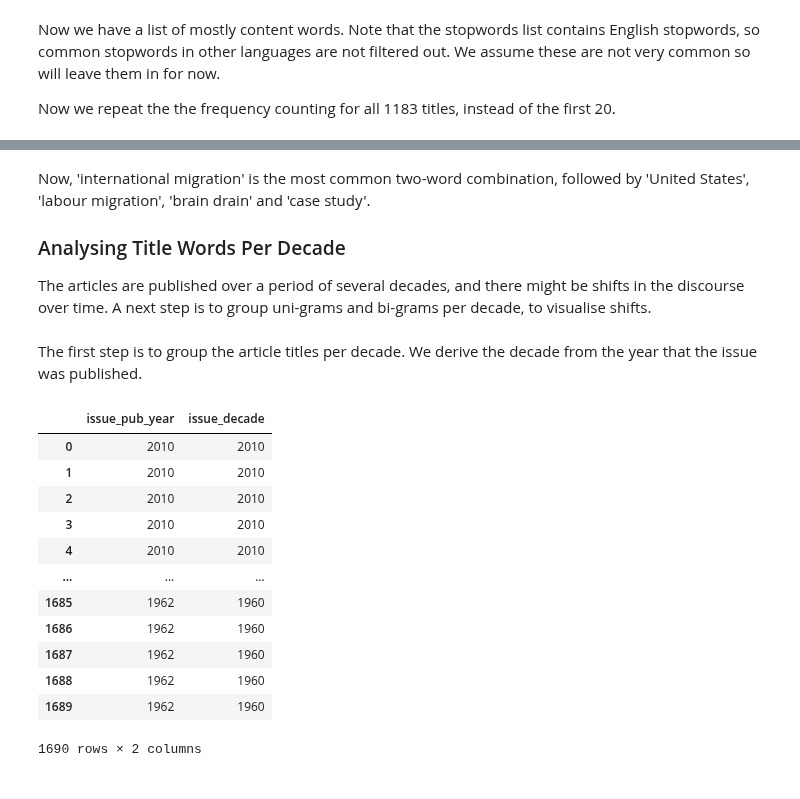
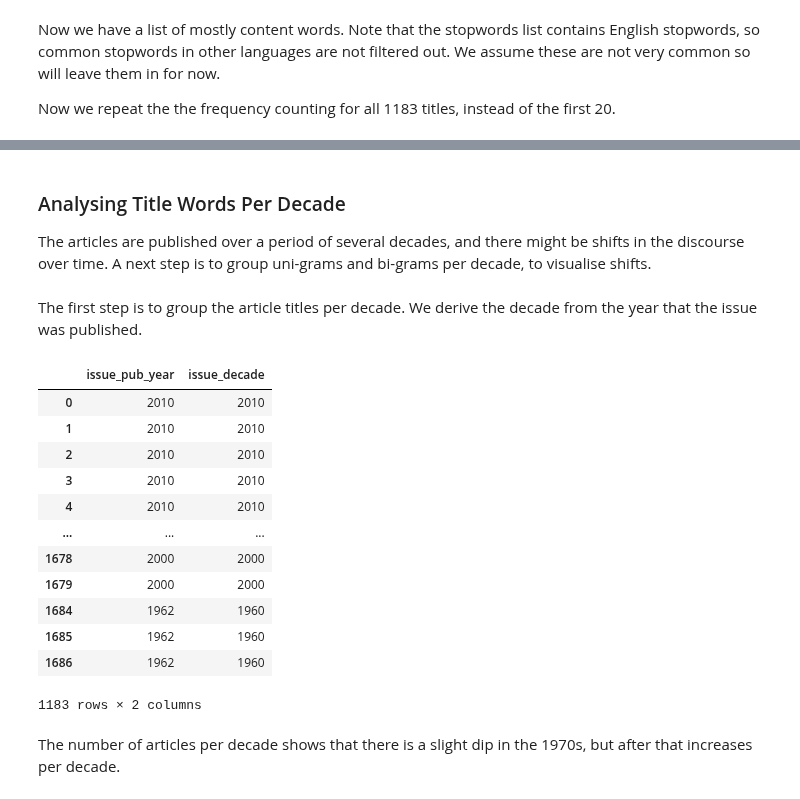
Before and after one commit to HoekR/migrant_discourse, a Jupyter notebook: notebooks/IM-title-analysis-marijn.ipynb, the cells around one changed output, grey strips where cells are left out. Cells and saved outputs as stored; diff of their text form; code cells hidden in the pictures.

```diff
--- a/notebooks/IM-title-analysis-marijn.ipynb
+++ b/notebooks/IM-title-analysis-marijn.ipynb
@@ -636,5 +814,5 @@ canadian immigration              7
 # %% [markdown]
-Now, 'international migration' is the most common two-word combination, followed by 'United States', 'labour migration', 'brain drain' and 'case study'.
+
 
 ### Analysing Title Words Per Decade
 
@@ -642,19 +820,25 @@ The articles are published over a period of several decades, and there might be
 # %% [markdown]
 The first step is to group the article titles per decade. We derive the decade from the year that the issue was published.
 # %%
+# adding a column per article with the publication decade
 df['issue_decade'] = df.issue_pub_year.apply(lambda x: int(x/10) * 10 if not pd.isnull(x) else x)
-df[['issue_pub_year', 'issue_decade']]
+# recreate the selection of the dataset with the new column
+df_selected = df[(df.recurring_title == False) & (df.article_author.str.len() > 0)]
+
+df_selected[['issue_pub_year', 'issue_decade']]
 # %% [output]
 |  | issue_pub_year | issue_decade |
 | 0 | 2010 | 2010 |
 | 1 | 2010 | 2010 |
 | 2 | 2010 | 2010 |
 | 3 | 2010 | 2010 |
 | 4 | 2010 | 2010 |
 | ... | ... | ... |
+| 1678 | 2000 | 2000 |
+| 1679 | 2000 | 2000 |
+| 1684 | 1962 | 1960 |
 | 1685 | 1962 | 1960 |
 | 1686 | 1962 | 1960 |
-| 1687 | 1962 | 1960 |
-| 1688 | 1962 | 1960 |
-| 1689 | 1962 | 1960 |
-1690 rows × 2 columns
+1183 rows × 2 columns
+# %% [markdown]
+The number of articles per decade shows that there is a slight dip in the 1970s, but after that increases per decade.
```
Also changed, not shown: parts of 36 cells of this notebook.
